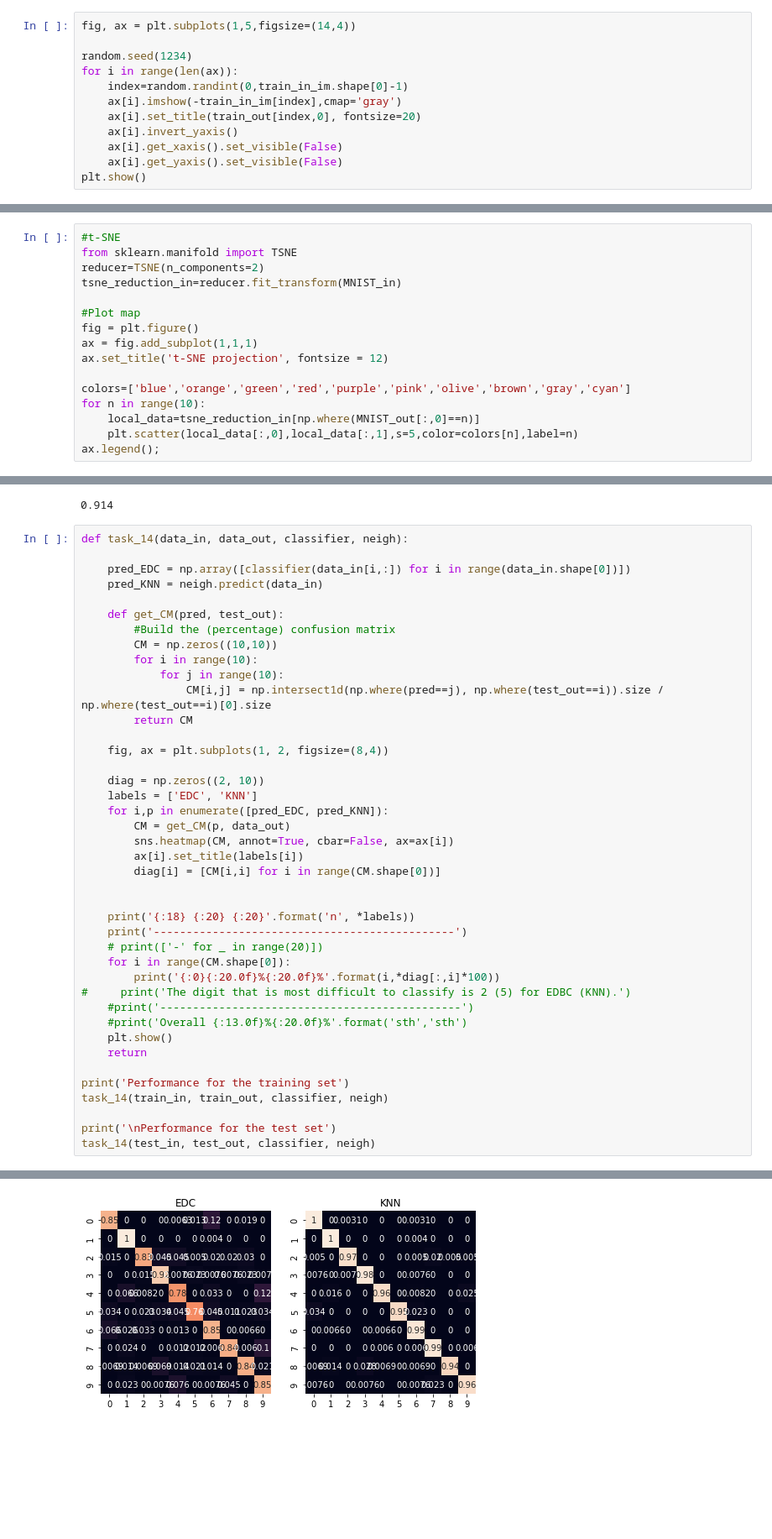
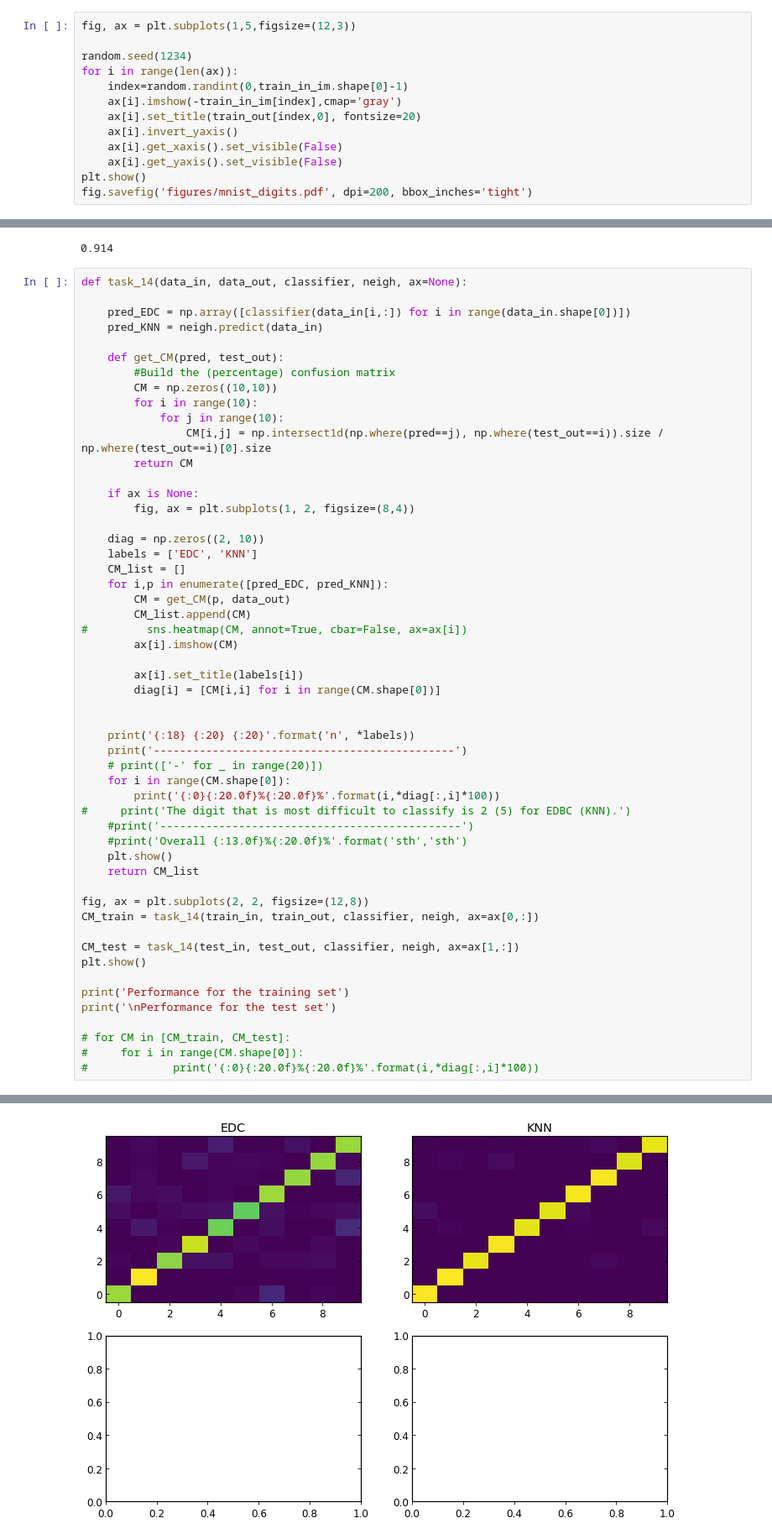
Before and after one commit to DGonzalezPicos/IDL, a Jupyter notebook: assingment1/notebook_task1.ipynb, the cells around one changed output, grey strips where cells are left out. Shown: that part at 84% size. Cells and saved outputs as stored; diff of their text form; blank space fills up the shorter version.

```diff
--- a/assingment1/notebook_task1.ipynb
+++ b/assingment1/notebook_task1.ipynb
@@ -35,7 +36,7 @@ print(train_out.shape)
 (1707, 16, 16)
 (1707, 1)
 # %%
-fig, ax = plt.subplots(1,5,figsize=(14,4))
+fig, ax = plt.subplots(1,5,figsize=(12,3))
 
 random.seed(1234)
 for i in range(len(ax)):
@@ -46,4 +47,5 @@ for i in range(len(ax)):
     ax[i].get_xaxis().set_visible(False)
     ax[i].get_yaxis().set_visible(False)
 plt.show()
+fig.savefig('figures/mnist_digits.pdf', dpi=200, bbox_inches='tight')
 # %% [output]
@@ -152,16 +133,0 @@ ax.legend();
-# %%
-#t-SNE
-from sklearn.manifold import TSNE
-reducer=TSNE(n_components=2)
-tsne_reduction_in=reducer.fit_transform(MNIST_in)
-
-#Plot map
-fig = plt.figure()
-ax = fig.add_subplot(1,1,1)
-ax.set_title('t-SNE projection', fontsize = 12)
-
-colors=['blue','orange','green','red','purple','pink','olive','brown','gray','cyan']
-for n in range(10):
-    local_data=tsne_reduction_in[np.where(MNIST_out[:,0]==n)]
-    plt.scatter(local_data[:,0],local_data[:,1],s=5,color=colors[n],label=n)
-ax.legend();
@@ -245,7 +233,7 @@ precision[precision==True].size / pred_KNN.size
 # %% [output]
 0.914
 # %%
-def task_14(data_in, data_out, classifier, neigh):
+def task_14(data_in, data_out, classifier, neigh, ax=None):
 
     pred_EDC = np.array([classifier(data_in[i,:]) for i in range(data_in.shape[0])])
     pred_KNN = neigh.predict(data_in)
@@ -258,13 +246,18 @@ def task_14(data_in, data_out, classifier, neigh):
                 CM[i,j] = np.intersect1d(np.where(pred==j), np.where(test_out==i)).size / np.where(test_out==i)[0].size
         return CM
 
-    fig, ax = plt.subplots(1, 2, figsize=(8,4))
+    if ax is None:
+        fig, ax = plt.subplots(1, 2, figsize=(8,4))
 
     diag = np.zeros((2, 10))
     labels = ['EDC', 'KNN']
+    CM_list = []
     for i,p in enumerate([pred_EDC, pred_KNN]):
         CM = get_CM(p, data_out)
-        sns.heatmap(CM, annot=True, cbar=False, ax=ax[i])
+        CM_list.append(CM)
+#         sns.heatmap(CM, annot=True, cbar=False, ax=ax[i])
+        ax[i].imshow(CM)
+
         ax[i].set_title(labels[i])
         diag[i] = [CM[i,i] for i in range(CM.shape[0])]
 
@@ -278,11 +271,18 @@ def task_14(data_in, data_out, classifier, neigh):
     #print('----------------------------------------------')
     #print('Overall {:13.0f}%{:20.0f}%'.format('sth','sth')
     plt.show()
-    return
+    return CM_list
+
+fig, ax = plt.subplots(2, 2, figsize=(12,8))
+CM_train = task_14(train_in, train_out, classifier, neigh, ax=ax[0,:])
+
+CM_test = task_14(test_in, test_out, classifier, neigh, ax=ax[1,:])
+plt.show()
 
 print('Performance for the training set')
-task_14(train_in, train_out, classifier, neigh)
+print('\nPerformance for the test set')
 
-print('\nPerformance for the test set')
-task_14(test_in, test_out, classifier, neigh)
+# for CM in [CM_train, CM_test]:
+#     for i in range(CM.shape[0]):
+#             print('{:0}{:20.0f}%{:20.0f}%'.format(i,*diag[:,i]*100))
 # %% [output]
@@ -290,13 +289,13 @@ Performance for the training set
 n                  EDC                  KNN
 ----------------------------------------------
 0                  85%                 100%
 1                 100%                 100%
 2                  83%                  97%
 3                  92%                  98%
 4                  78%                  96%
 5                  76%                  95%
 6                  85%                  99%
 7                  84%                  99%
 8                  84%                  94%
 9                  85%                  96%
-[figure, old version]
+[figure, new version]
```
Also changed, not shown: parts of 10 cells of this notebook, 1 other file.
